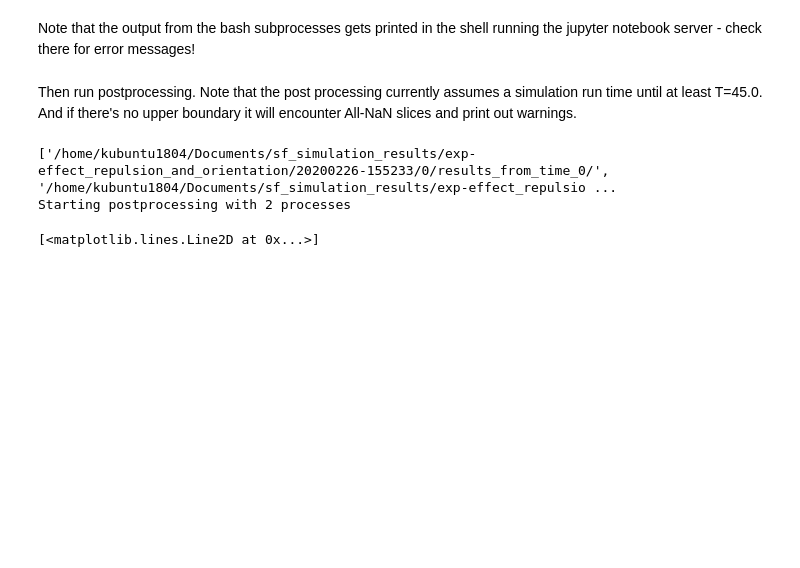
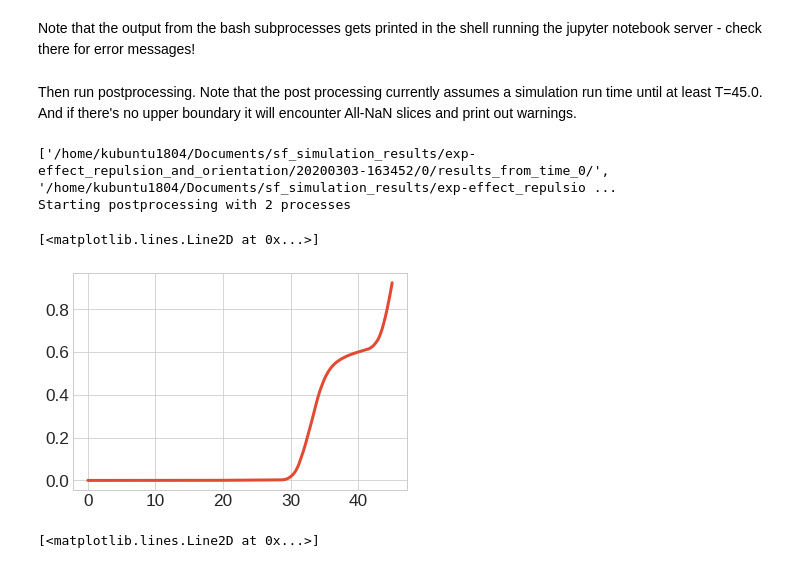
Before and after one commit to somathias/CartilageCBM, a Jupyter notebook: exp-effect_repulsion_and_orientation.ipynb, the cells around one changed output. Cells and saved outputs as stored; diff of their text form; code cells hidden in the pictures; blank space fills up the shorter version.

```diff
--- a/exp-effect_repulsion_and_orientation.ipynb
+++ b/exp-effect_repulsion_and_orientation.ipynb
@@ -49,0 +55,11 @@ plt.rcParams.update(params)
+# %%
+# time steps are consistent across runs, so it's sufficient to load them from a single path
+dir_mu12 = 'exp-effect_repulsion_and_orientation/20200226-155233/'
+times, coords = sm.read_in_data('/home/kubuntu1804/Documents/sf_simulation_results/'+dir_mu12 + '0/results_from_time_0/')
+
+ppa_av = np.zeros(times.shape)
+for seed in range(10):
+    ppa_av = ppa_av + np.loadtxt('/home/kubuntu1804/Documents/sf_simulation_results/'+dir_mu12+str(seed)+'/results_from_time_0/metrics_results/data_patch_projection_area_av.txt', dtype=float)
+ppa_av = ppa_av /10
+
+plt.plot(times, ppa_av)
@@ -49,0 +69,11 @@ plt.rcParams.update(params)
+# %%
+# time steps are consistent across runs, so it's sufficient to load them from a single path
+dir_mu120 = 'exp-effect_repulsion_and_orientation/20200303-155128/'
+times, coords = sm.read_in_data('/home/kubuntu1804/Documents/sf_simulation_results/'+dir_mu12 + '0/results_from_time_0/')
+
+ppa_av = np.zeros(times.shape)
+for seed in range(10):
+    ppa_av = ppa_av + np.loadtxt('/home/kubuntu1804/Documents/sf_simulation_results/'+dir_mu12+str(seed)+'/results_from_time_0/metrics_results/data_patch_projection_area_av.txt', dtype=float)
+ppa_av = ppa_av /10
+
+plt.plot(times, ppa_av)
@@ -57,8 +92,8 @@ flags = flags + ' --sh 1' # 1 cell in z direction
 flags = flags + ' --mu 0.0' # adhesive spring stiffness set to 0 -> repulsion only
 flags = flags + ' --A 0.5' # 50% of stem cells activated
 flags = flags + ' --F pwq' # PWQ force
-flags = flags + ' --mu_R 12.0' # set repulsive spring stiffness to 12.0
-flags = flags + ' --p 0.1' # set repulsive spring stiffness to 12.0
+flags = flags + ' --mu_R 8.0' # set repulsive spring stiffness to 8.0
+flags = flags + ' --p 0.1' # set perturbation to 0.1
 # %%
 de.run_simulations_multiple_random_seeds(output_directory, flags=flags, number_of_simulations=10)
 # %% [output]
@@ -80,16 +115,21 @@ Then run postprocessing. Note that the post processing currently assumes a simul
 # %%
 de.run_postprocessing_multiple_random_seeds(10, output_directory)
 # %% [output]
-['/home/kubuntu1804/Documents/sf_simulation_results/exp-effect_repulsion_and_orientation/20200226-155233/0/results_from_time_0/', '/home/kubuntu1804/Documents/sf_simulation_results/exp-effect_repulsio ...
+['/home/kubuntu1804/Documents/sf_simulation_results/exp-effect_repulsion_and_orientation/20200303-163452/0/results_from_time_0/', '/home/kubuntu1804/Documents/sf_simulation_results/exp-effect_repulsio ...
 Starting postprocessing with 2 processes
 # %%
 # time steps are consistent across runs, so it's sufficient to load them from a single path
 times, coords = sm.read_in_data('/home/kubuntu1804/Documents/sf_simulation_results/'+output_directory + '0/results_from_time_0/')
 
 ppa_av = np.zeros(times.shape)
 for seed in range(10):
     ppa_av = ppa_av + np.loadtxt('/home/kubuntu1804/Documents/sf_simulation_results/'+output_directory+str(seed)+'/results_from_time_0/metrics_results/data_patch_projection_area_av.txt', dtype=float)
 ppa_av = ppa_av /10
+
+plt.plot(times, ppa_av)
+# %% [output]
+[<matplotlib.lines.Line2D at 0x...>]
+[figure, added]
 # %%
 plt.plot(times, ppa_av)
 # %% [output]
```
Also changed, not shown: parts of 8 cells of this notebook.
